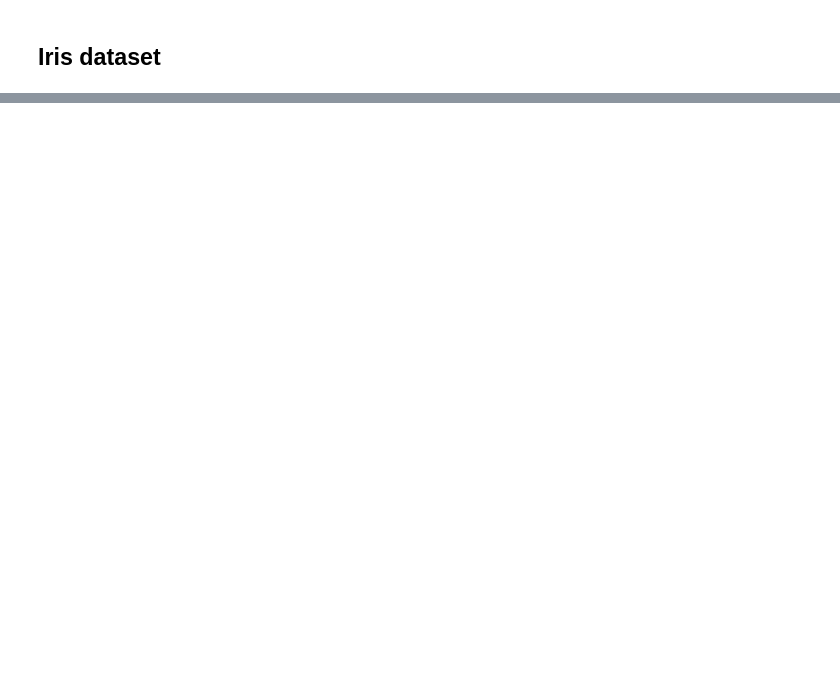
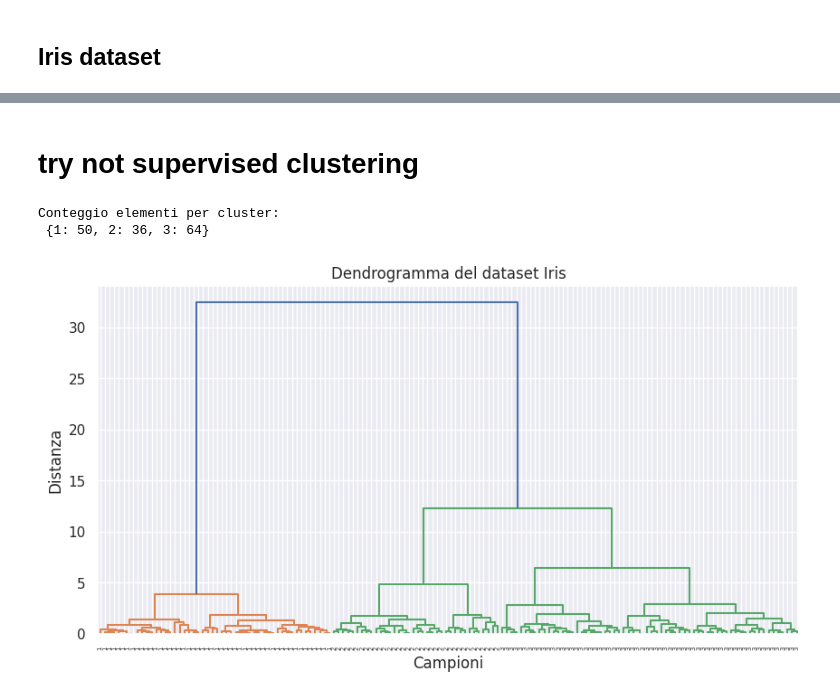
Before and after one commit to Undersk0re/machine-learning-course, a Jupyter notebook: Example/09-seaborn_plot.ipynb, the cells around one changed output, grey strips where cells are left out. Saved outputs shown, nothing was run; the diff lists cells and outputs as text; code cells hidden in the pictures; blank space fills up the shorter version.

Commit message:
prova unsupervised clustering

```diff
--- a/Example/09-seaborn_plot.ipynb
+++ b/Example/09-seaborn_plot.ipynb
@@ -335,3 +339,6 @@ Count sepal width by class
 parallel_coordinates
 [figure]
 ... (28 outputs left out)
+# %%
+df = df.drop('class',axis=1)
+df
@@ -337,0 +359,29 @@ parallel_coordinates
+# %% [markdown]
+# try not supervised clustering
+# %%
+import numpy as np
+import pandas as pd
+import scipy.cluster.hierarchy as sch
+import matplotlib.pyplot as plt
+
+X = df.values # distance matrix
+Z = sch.linkage(X, method='ward')
+
+max_d = 10
+clusters = sch.fcluster(Z, max_d, criterion='distance')
+
+unique, counts = np.unique(clusters, return_counts=True)
+cluster_counts = dict(zip(unique, counts))
+
+print("Conteggio elementi per cluster:\n", cluster_counts)
+
+plt.figure(figsize=(10, 5))
+sch.dendrogram(Z, labels=clusters)
+plt.title("Dendrogramma del dataset Iris")
+plt.xlabel("Campioni")
+plt.ylabel("Distanza")
+plt.show()
+# %% [output]
+Conteggio elementi per cluster:
+ {1: 50, 2: 36, 3: 64}
+[figure, added]
```
Also changed, not shown: parts of 5 cells of this notebook.
